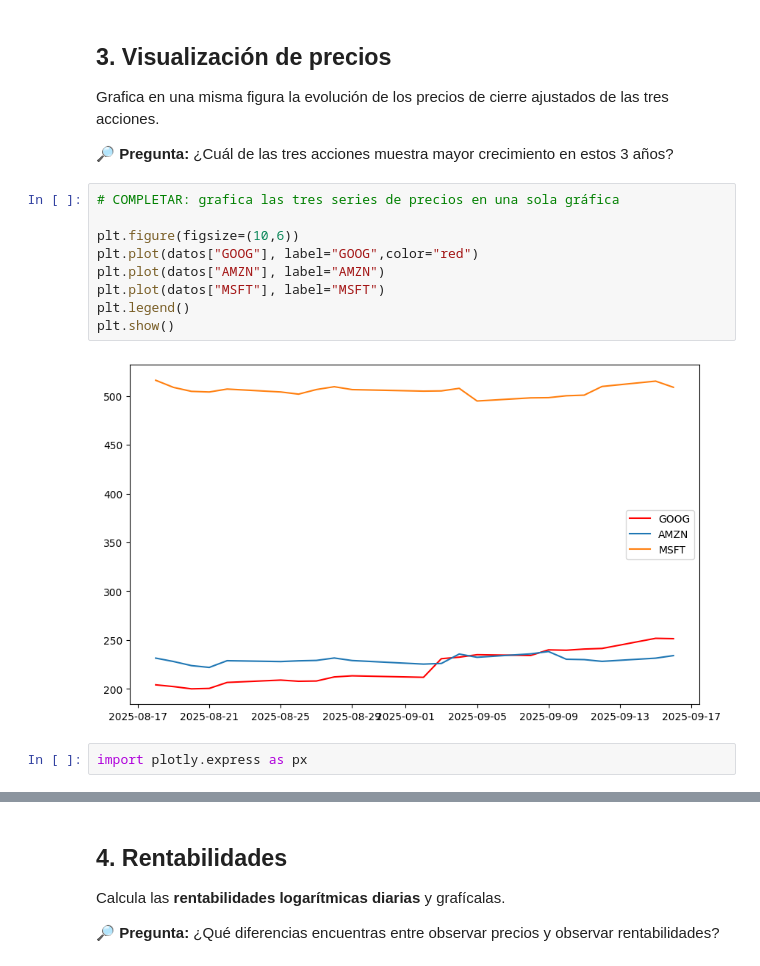
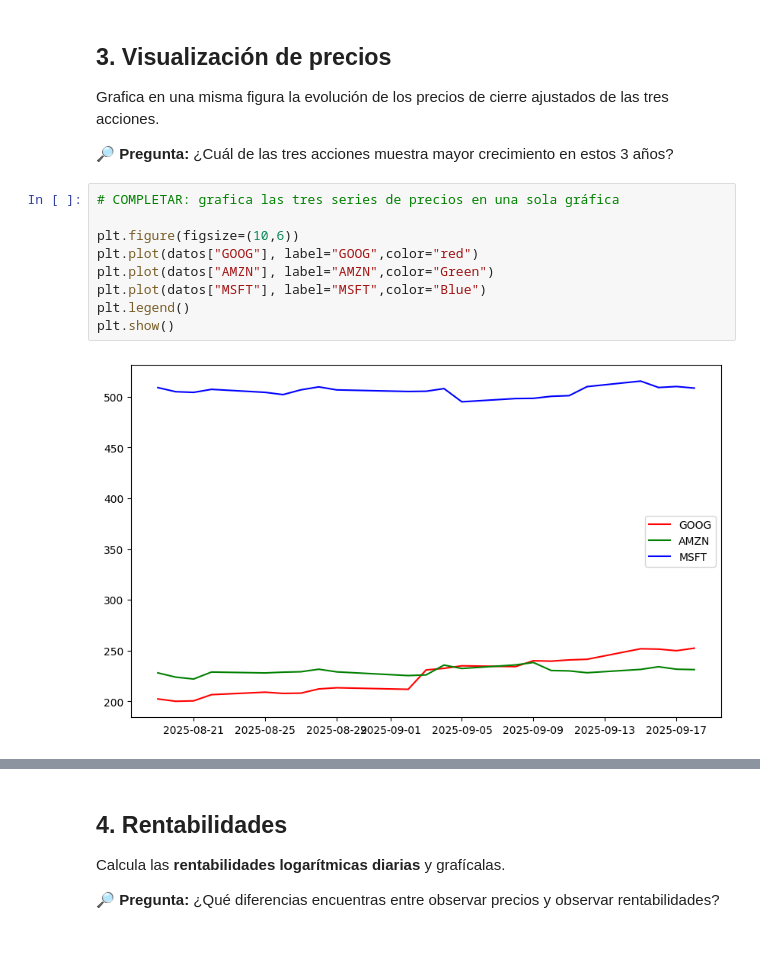
Before and after one commit to arleyjasg-prog/Lenguajes-de-Programaci-n., a Jupyter notebook: Taller_Portafolio_Estudiantes.ipynb, the cells around one changed output, grey strips where cells are left out. Drawn from its saved outputs; the diff is of its cells as text.

```diff
--- a/Taller_Portafolio_Estudiantes.ipynb
+++ b/Taller_Portafolio_Estudiantes.ipynb
@@ -62,13 +63,11 @@ Grafica en una misma figura la evolución de los precios de cierre ajustados de
 # %%
 # COMPLETAR: grafica las tres series de precios en una sola gráfica
 
 plt.figure(figsize=(10,6))
 plt.plot(datos["GOOG"], label="GOOG",color="red")
-plt.plot(datos["AMZN"], label="AMZN")
-plt.plot(datos["MSFT"], label="MSFT")
+plt.plot(datos["AMZN"], label="AMZN",color="Green")
+plt.plot(datos["MSFT"], label="MSFT",color="Blue")
 plt.legend()
 plt.show()
 # %% [output]
-[figure, old version]
+[figure, new version]
-# %%
-import plotly.express as px
```
Also changed, not shown: parts of 1 cell of this notebook.
